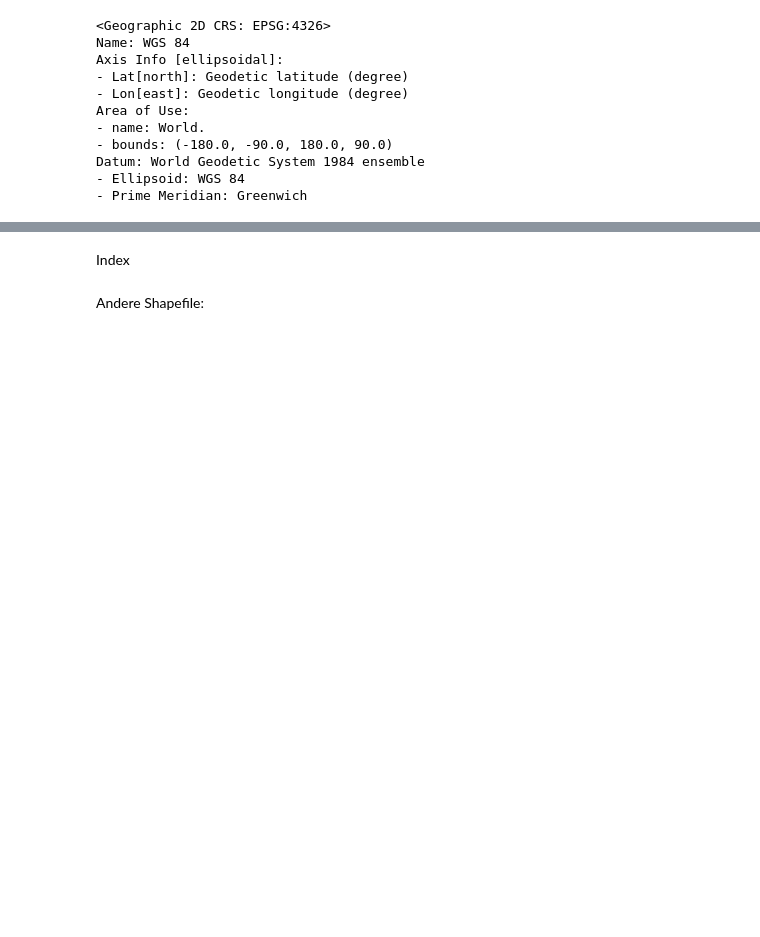
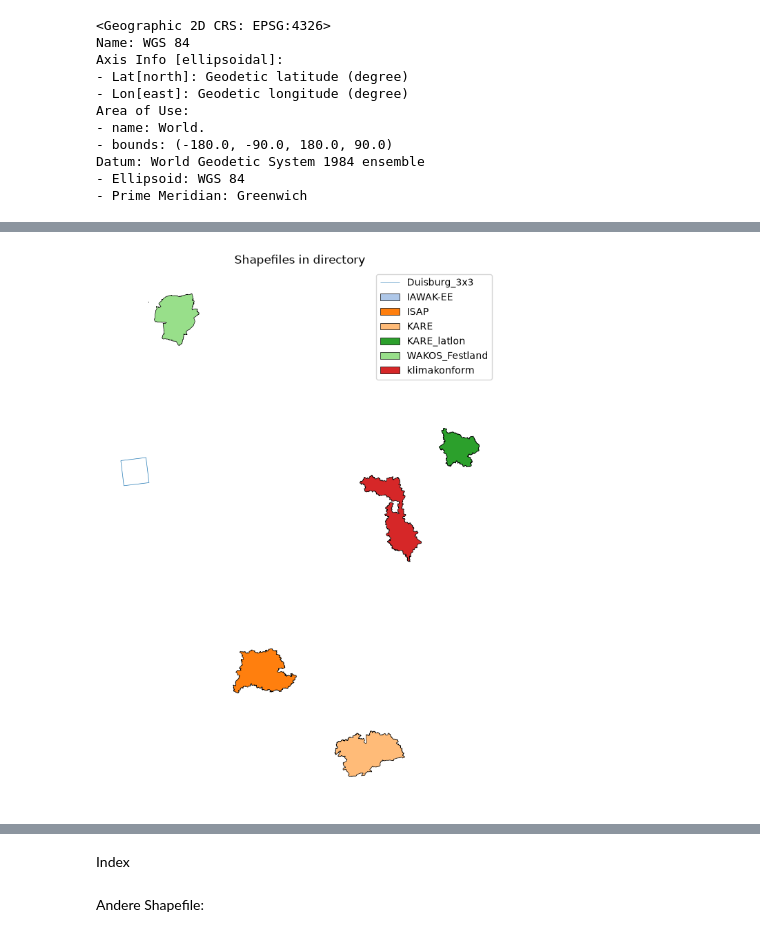
Before and after one commit to KatharinaBuelow/udag, a Jupyter notebook: read_shapefile.ipynb, the cells around one changed output, grey strips where cells are left out. Saved outputs shown, nothing was run; the diff lists cells and outputs as text; code cells hidden in the pictures; blank space fills up the shorter version.

```diff
--- a/read_shapefile.ipynb
+++ b/read_shapefile.ipynb
@@ -39,2 +39,2 @@ wkd
 # %%
-shapefile =os.path.join(wkd, "/eva-suite/UDAG_EvaSuite_allpolygones_regiklim_msf_200226.gpkg")
+shape_dir = os.path.join(wkd,'Shapefiles_Nukleus')
@@ -476,0 +84,32 @@ Invalid: 0
+# %%
+plot_gdfs = []
+
+for name in sorted(os.listdir(shape_dir)):
+    if name.lower().endswith(".shp"):
+        shp = gpd.read_file(os.path.join(shape_dir, name))
+        if shp.crs is None:
+            raise ValueError(f"{name} has no CRS.")
+        shp = shp.to_crs(crs)
+        shp["source_file"] = Path(name).stem
+        plot_gdfs.append(shp)
+
+all_shapes = gpd.GeoDataFrame(
+    pd.concat(plot_gdfs, ignore_index=True),
+    geometry="geometry",
+    crs=crs,
+)
+
+ax = all_shapes.plot(
+    column="source_file",
+    categorical=True,
+    cmap="tab20",
+    edgecolor="black",
+    linewidth=0.5,
+    figsize=(10, 10),
+    legend=True,
+)
+ax.set_title("Shapefiles in directory")
+ax.set_axis_off()
+plt.show()
+# %% [output]
+[figure, added]
```
Also changed, not shown: parts of 67 cells of this notebook.
